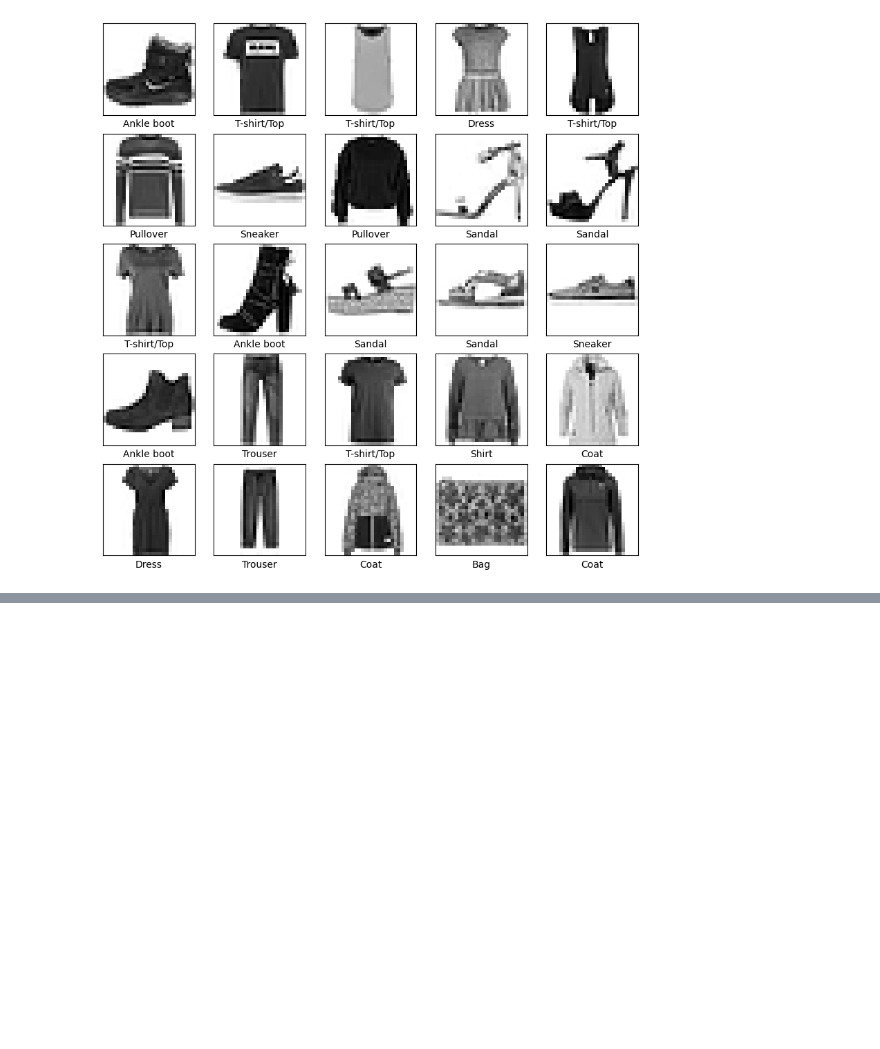
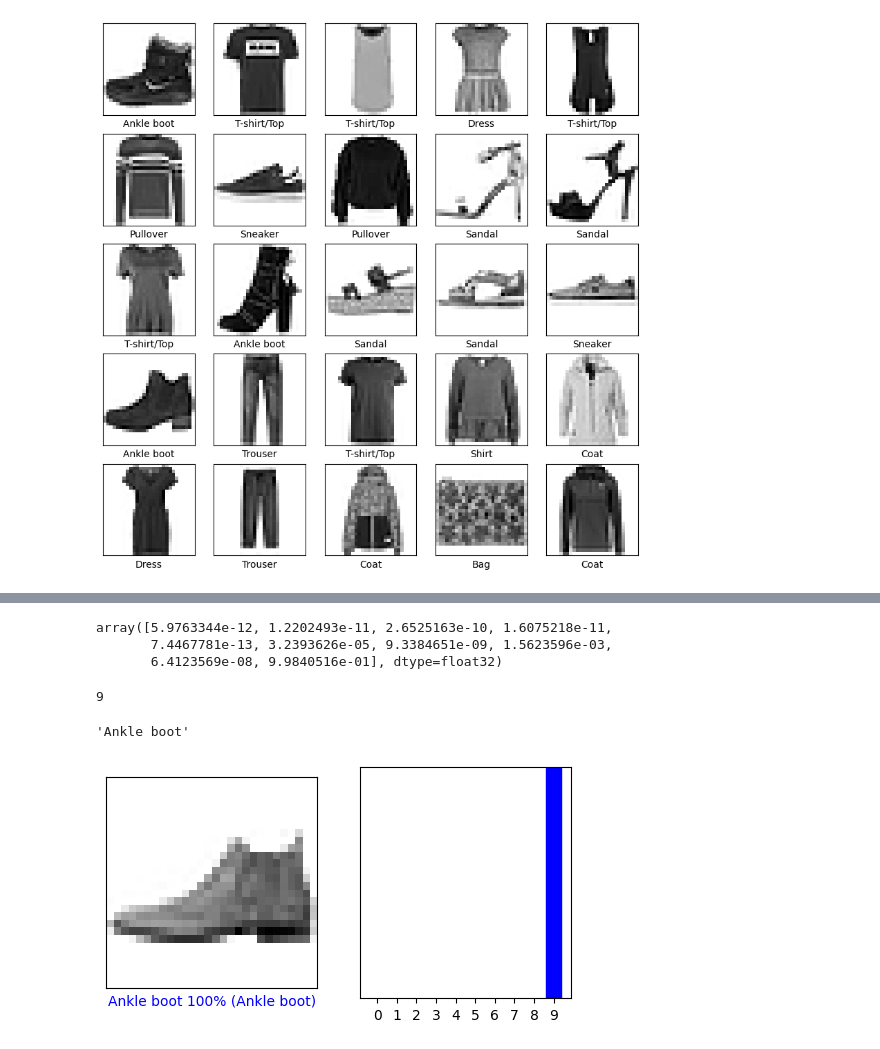
Before and after one commit to chiragtyagi2003/wardrobe_classifier, a Jupyter notebook: wardrobe_classifier_model.ipynb, the cells around one changed output, grey strips where cells are left out. Cells and saved outputs as stored; diff of their text form; code cells hidden in the pictures; blank space fills up the shorter version.

Commit message:
build, trained and evaluated

```diff
--- a/wardrobe_classifier_model.ipynb
+++ b/wardrobe_classifier_model.ipynb
@@ -107,0 +117,3 @@ plt.show()
+# %%
+# training the model
+model.fit(train_images, train_labels, epochs = 10)
@@ -107,0 +157,2 @@ plt.show()
+# %%
+predictions = prob_model.predict(test_images)
@@ -107,0 +161,55 @@ plt.show()
+# %%
+predictions[0]
+# %% [output]
+array([5.9763344e-12, 1.2202493e-11, 2.6525163e-10, 1.6075218e-11,
+       7.4467781e-13, 3.2393626e-05, 9.3384651e-09, 1.5623596e-03,
+       6.4123569e-08, 9.9840516e-01], dtype=float32)
+# %%
+np.argmax(predictions[0])
+# %% [output]
+9
+# %%
+class_names[np.argmax(predictions[0])]
+# %% [output]
+'Ankle boot'
+# %%
+def plot_image(i, predictions_array, true_label, img):
+  true_label, img = true_label[i], img[i]
+  plt.grid(False)
+  plt.xticks([])
+  plt.yticks([])
+
+  plt.imshow(img, cmap=plt.cm.binary)
+
+  predicted_label = np.argmax(predictions_array)
+  if predicted_label == true_label:
+    color = 'blue'
+  else:
+    color = 'red'
+
+  plt.xlabel("{} {:2.0f}% ({})".format(class_names[predicted_label],
+                                100*np.max(predictions_array),
+                                class_names[true_label]),
+                                color=color)
+
+def plot_value_array(i, predictions_array, true_label):
+  true_label = true_label[i]
+  plt.grid(False)
+  plt.xticks(range(10))
+  plt.yticks([])
+  thisplot = plt.bar(range(10), predictions_array, color="#777777")
+  plt.ylim([0, 1])
+  predicted_label = np.argmax(predictions_array)
+
+  thisplot[predicted_label].set_color('red')
+  thisplot[true_label].set_color('blue')
+# %%
+i = 0
+plt.figure(figsize=(6,3))
+plt.subplot(1,2,1)
+plot_image(i, predictions[i], test_labels, test_images)
+plt.subplot(1,2,2)
+plot_value_array(i, predictions[i],  test_labels)
+plt.show()
+# %% [output]
+[figure, added]
```
Also changed, not shown: parts of 13 cells of this notebook.
